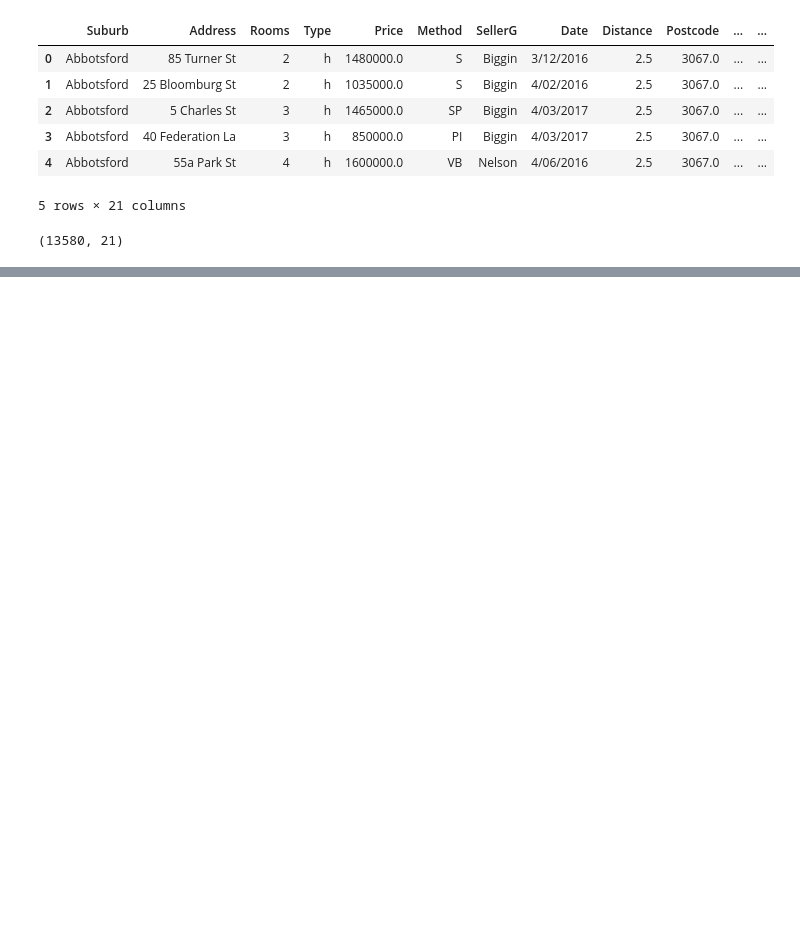
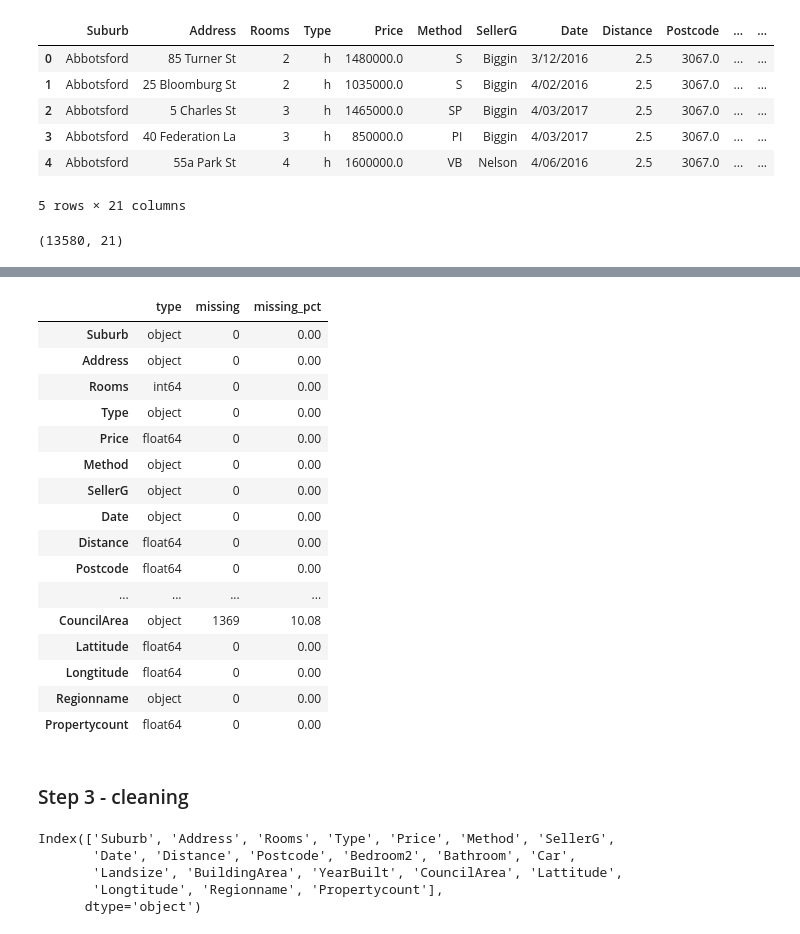
Before and after one commit to zzzer0-wav/Melbourne_Housing, a Jupyter notebook: notebooks/melbourne_housing.ipynb, the cells around one changed output, grey strips where cells are left out. Saved outputs shown, nothing was run; the diff lists cells and outputs as text; code cells hidden in the pictures; blank space fills up the shorter version.

```diff
--- a/notebooks/melbourne_housing.ipynb
+++ b/notebooks/melbourne_housing.ipynb
@@ -63,3 +65,43 @@ round(df.describe(), 2)
 | 50% | 3.00 | 903000.00 | 9.20 | 3084.00 | 3.00 | 1.00 | 2.00 | 440.00 | 126.00 | 1970.00 | ... |
 | 75% | 3.00 | 1330000.00 | 13.00 | 3148.00 | 3.00 | 2.00 | 2.00 | 651.00 | 174.00 | 1999.00 | ... |
 | max | 10.00 | 9000000.00 | 48.10 | 3977.00 | 20.00 | 8.00 | 10.00 | 433014.00 | 44515.00 | 2018.00 | ... |
+# %%
+# MISSING VALUES
+
+missing = df.isna().sum()
+missing_pct = round(df.isna().mean() * 100, 2)
+missing_table = pd.DataFrame({
+    'type': df.dtypes.astype(str),
+    'missing':missing,
+    'missing_pct':missing_pct
+})
+
+missing_table
+# %% [output]
+|  | type | missing | missing_pct |
+| Suburb | object | 0 | 0.00 |
+| Address | object | 0 | 0.00 |
+| Rooms | int64 | 0 | 0.00 |
+| Type | object | 0 | 0.00 |
+| Price | float64 | 0 | 0.00 |
+| Method | object | 0 | 0.00 |
+| SellerG | object | 0 | 0.00 |
+| Date | object | 0 | 0.00 |
+| Distance | float64 | 0 | 0.00 |
+| Postcode | float64 | 0 | 0.00 |
+| ... | ... | ... | ... |
+| CouncilArea | object | 1369 | 10.08 |
+| Lattitude | float64 | 0 | 0.00 |
+| Longtitude | float64 | 0 | 0.00 |
+| Regionname | object | 0 | 0.00 |
+| Propertycount | float64 | 0 | 0.00 |
+# %% [markdown]
+### Step 3 - cleaning
+# %%
+df.columns
+# %% [output]
+Index(['Suburb', 'Address', 'Rooms', 'Type', 'Price', 'Method', 'SellerG',
+       'Date', 'Distance', 'Postcode', 'Bedroom2', 'Bathroom', 'Car',
+       'Landsize', 'BuildingArea', 'YearBuilt', 'CouncilArea', 'Lattitude',
+       'Longtitude', 'Regionname', 'Propertycount'],
+      dtype='object')
```
Also changed, not shown: parts of 23 cells of this notebook.
